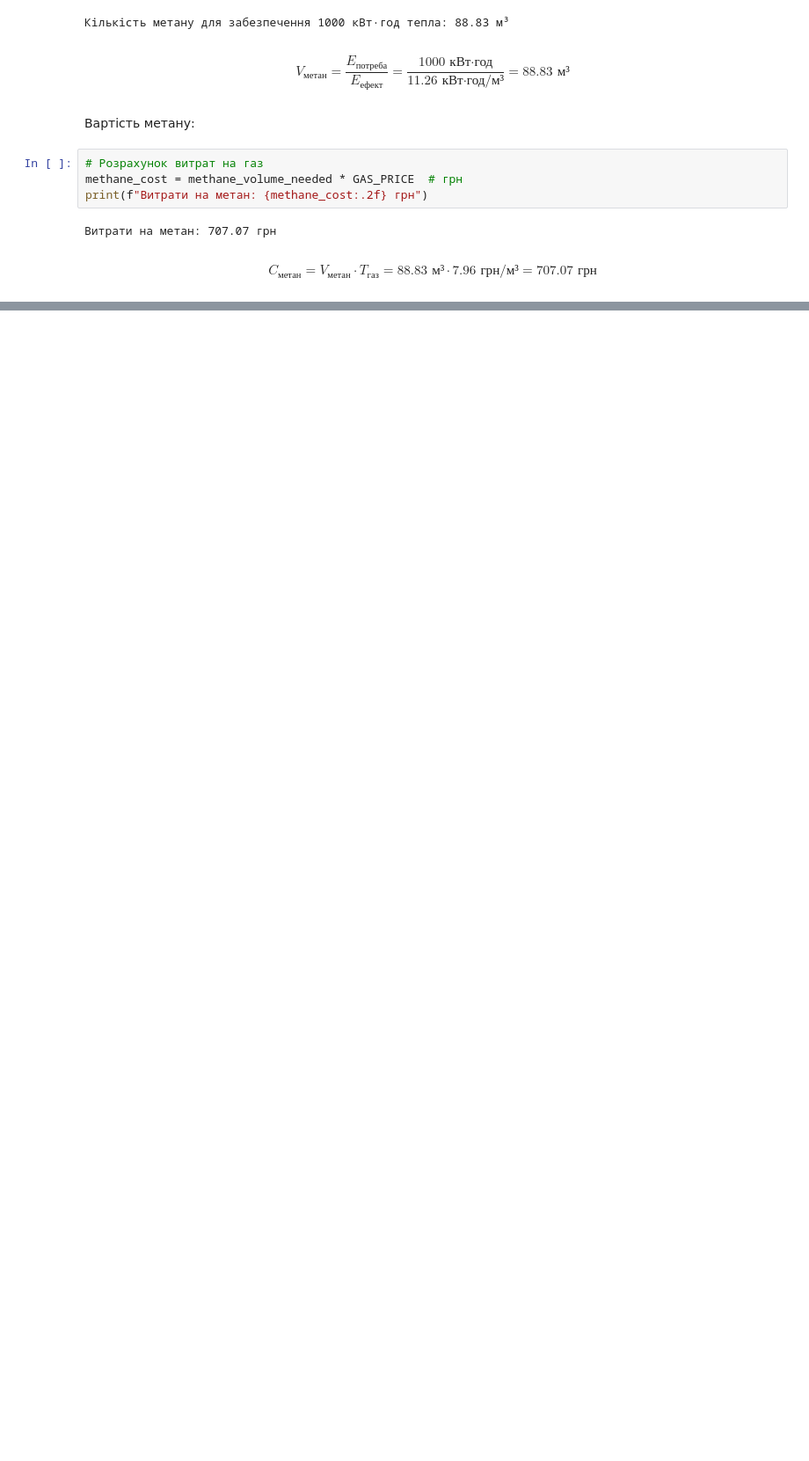
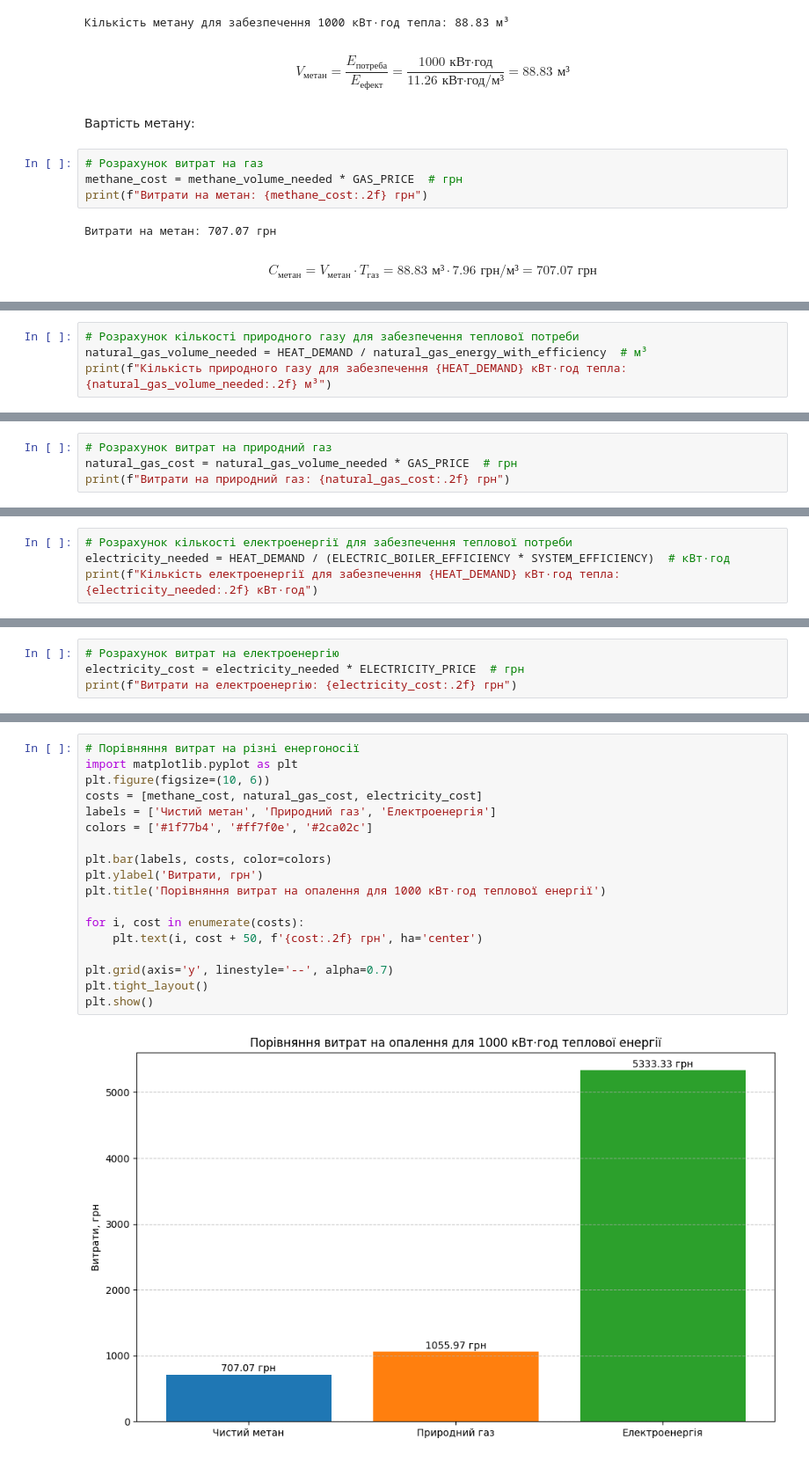
Before and after one commit to SerhiiMiroshnychenko/ScientificCalculations, a Jupyter notebook: Heat_Engineering/Topic-4/Задача-2.ipynb, the cells around one changed output, grey strips where cells are left out. Shown: that part at 88% size. Saved outputs shown, nothing was run; the diff lists cells and outputs as text; blank space fills up the shorter version.

```diff
--- a/Heat_Engineering/Topic-4/Задача-2.ipynb
+++ b/Heat_Engineering/Topic-4/Задача-2.ipynb
@@ -166,0 +190,4 @@ $$C_{\text{метан}} = V_{\text{метан}} \cdot T_{\text{газ}} = 88.83
+# %%
+# Розрахунок кількості природного газу для забезпечення теплової потреби
+natural_gas_volume_needed = HEAT_DEMAND / natural_gas_energy_with_efficiency  # м³
+print(f"Кількість природного газу для забезпечення {HEAT_DEMAND} кВт·год тепла: {natural_gas_volume_needed:.2f} м³")
@@ -166,0 +200,4 @@ $$C_{\text{метан}} = V_{\text{метан}} \cdot T_{\text{газ}} = 88.83
+# %%
+# Розрахунок витрат на природний газ
+natural_gas_cost = natural_gas_volume_needed * GAS_PRICE  # грн
+print(f"Витрати на природний газ: {natural_gas_cost:.2f} грн")
@@ -166,0 +210,4 @@ $$C_{\text{метан}} = V_{\text{метан}} \cdot T_{\text{газ}} = 88.83
+# %%
+# Розрахунок кількості електроенергії для забезпечення теплової потреби
+electricity_needed = HEAT_DEMAND / (ELECTRIC_BOILER_EFFICIENCY * SYSTEM_EFFICIENCY)  # кВт·год
+print(f"Кількість електроенергії для забезпечення {HEAT_DEMAND} кВт·год тепла: {electricity_needed:.2f} кВт·год")
@@ -166,0 +220,4 @@ $$C_{\text{метан}} = V_{\text{метан}} \cdot T_{\text{газ}} = 88.83
+# %%
+# Розрахунок витрат на електроенергію
+electricity_cost = electricity_needed * ELECTRICITY_PRICE  # грн
+print(f"Витрати на електроенергію: {electricity_cost:.2f} грн")
@@ -166,0 +357,20 @@ $$C_{\text{метан}} = V_{\text{метан}} \cdot T_{\text{газ}} = 88.83
+# %%
+# Порівняння витрат на різні енергоносії
+import matplotlib.pyplot as plt
+plt.figure(figsize=(10, 6))
+costs = [methane_cost, natural_gas_cost, electricity_cost]
+labels = ['Чистий метан', 'Природний газ', 'Електроенергія']
+colors = ['#1f77b4', '#ff7f0e', '#2ca02c']
+
+plt.bar(labels, costs, color=colors)
+plt.ylabel('Витрати, грн')
+plt.title('Порівняння витрат на опалення для 1000 кВт·год теплової енергії')
+
+for i, cost in enumerate(costs):
+    plt.text(i, cost + 50, f'{cost:.2f} грн', ha='center')
+
+plt.grid(axis='y', linestyle='--', alpha=0.7)
+plt.tight_layout()
+plt.show()
+# %% [output]
+[figure, added]
```
Also changed, not shown: parts of 39 cells of this notebook, 1 other file.
